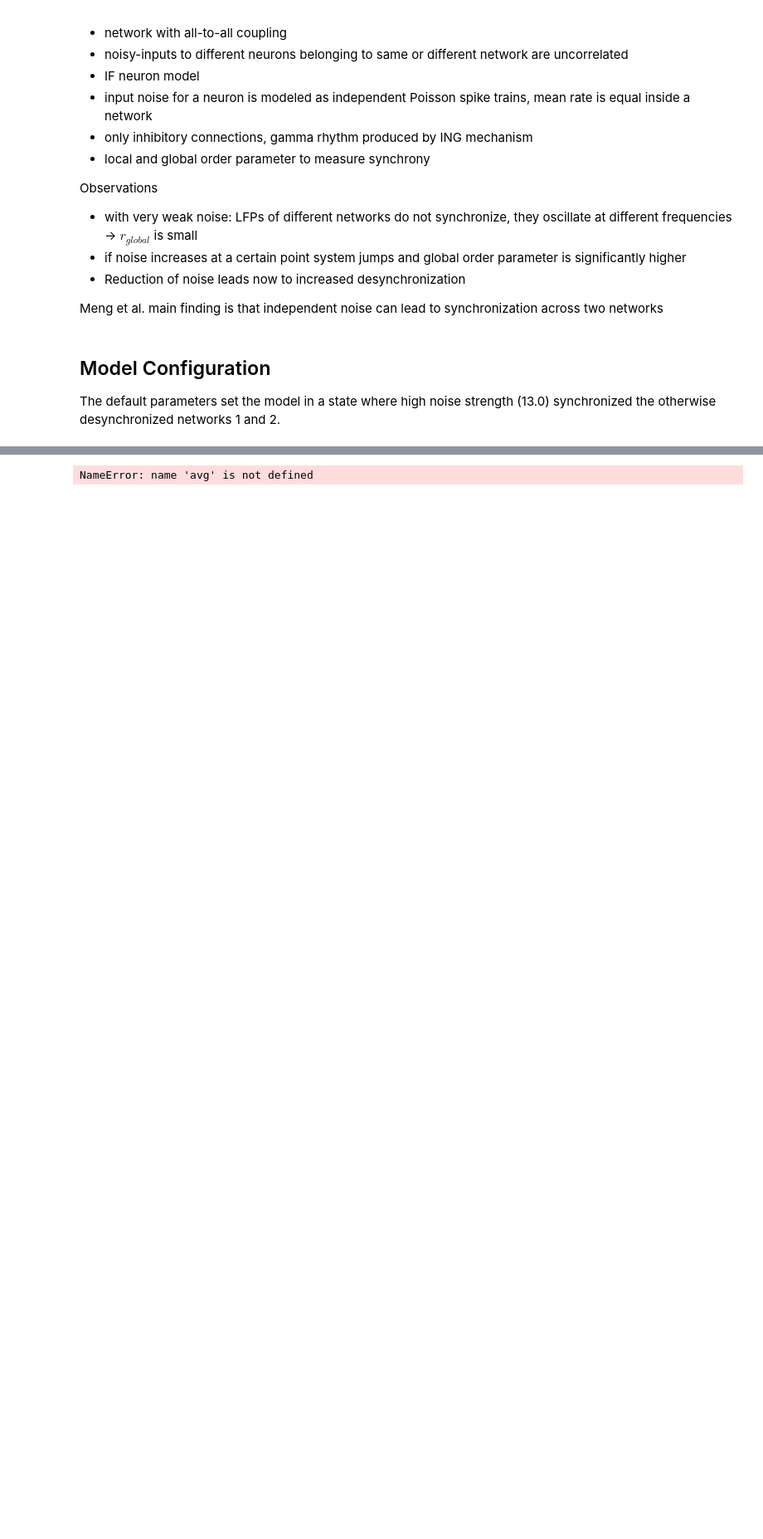
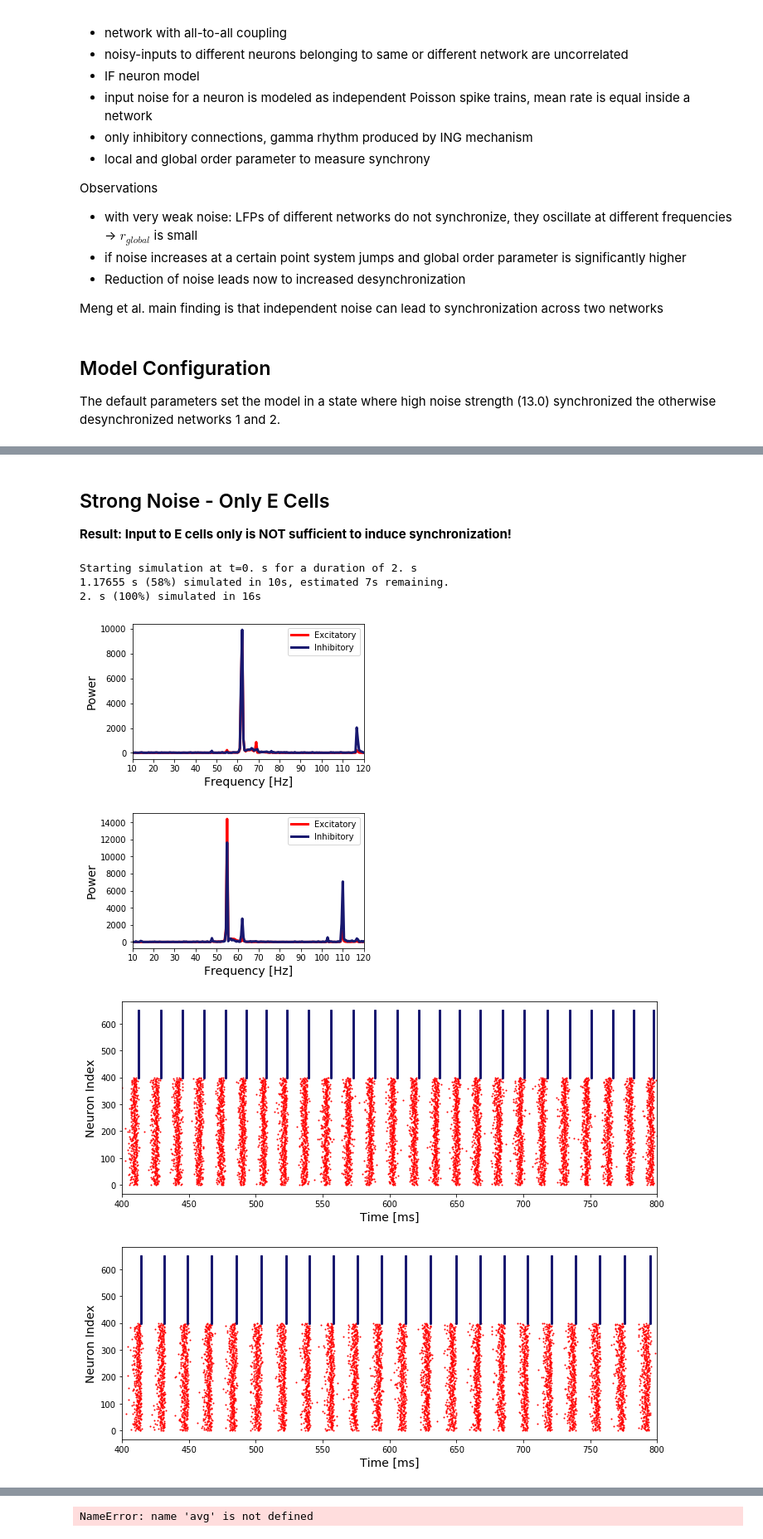
Before and after one commit to ChristophMetzner/Synchronization-by-Uncorrelated-Noise, a Jupyter notebook: notebooks/2_nets_uncorr_synch_mechanism.ipynb, the cells around one changed output, grey strips where cells are left out. Shown at 83% size. Cells and saved outputs as stored; diff of their text form; code cells hidden in the pictures; blank space fills up the shorter version.

```diff
--- a/notebooks/2_nets_uncorr_synch_mechanism.ipynb
+++ b/notebooks/2_nets_uncorr_synch_mechanism.ipynb
@@ -174,0 +99,30 @@ Within Synchronization of Network 2 0.5903214219051028
+# %% [markdown]
+## Strong Noise - Only E Cells
+
+**Result: Input to E cells only is NOT sufficient to induce synchronization!**
+# %%
+params_mod = dict(params)
+params_mod.update({
+     "poisson_variance": 4.5,
+     "runtime": 2000,
+     "poisson_I_enabled": False
+})
+
+model = runner.run(
+    modified_params=params_mod,
+    file_name="PING_noise_only_E",
+    load=False
+)
+# %% [output]
+Starting simulation at t=0. s for a duration of 2. s
+1.17655 s (58%) simulated in 10s, estimated 7s remaining.
+2. s (100%) simulated in 16s
+# %%
+model = runner.post_processing(model)
+# %%
+plots.plot_results(model, pop_rates=False, show_lfp=False, raster_right=2000, excerpt_x_left=400, excerpt_x_right=800, phase_analysis=False)
+# %% [output]
+[figure, added]
+[figure, added]
+[figure, added]
+[figure, added]
```
Also changed, not shown: parts of 48 cells of this notebook, 3 other files.
